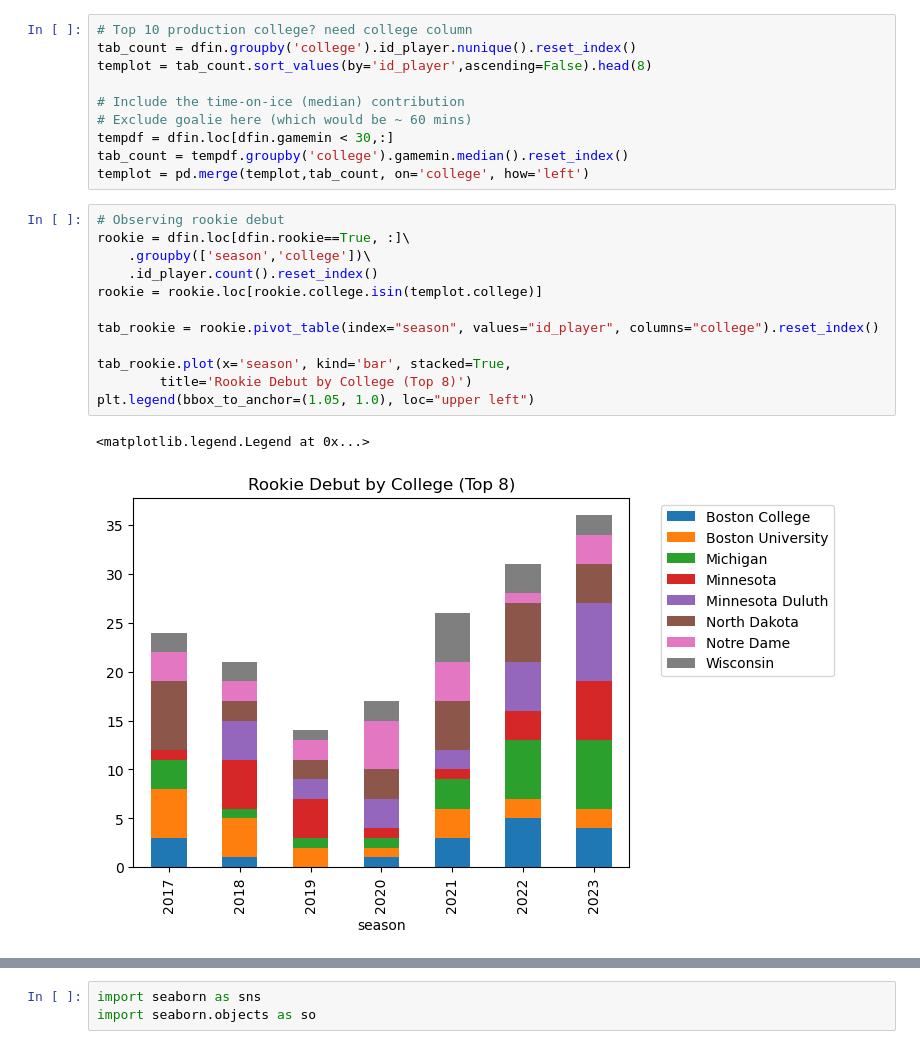
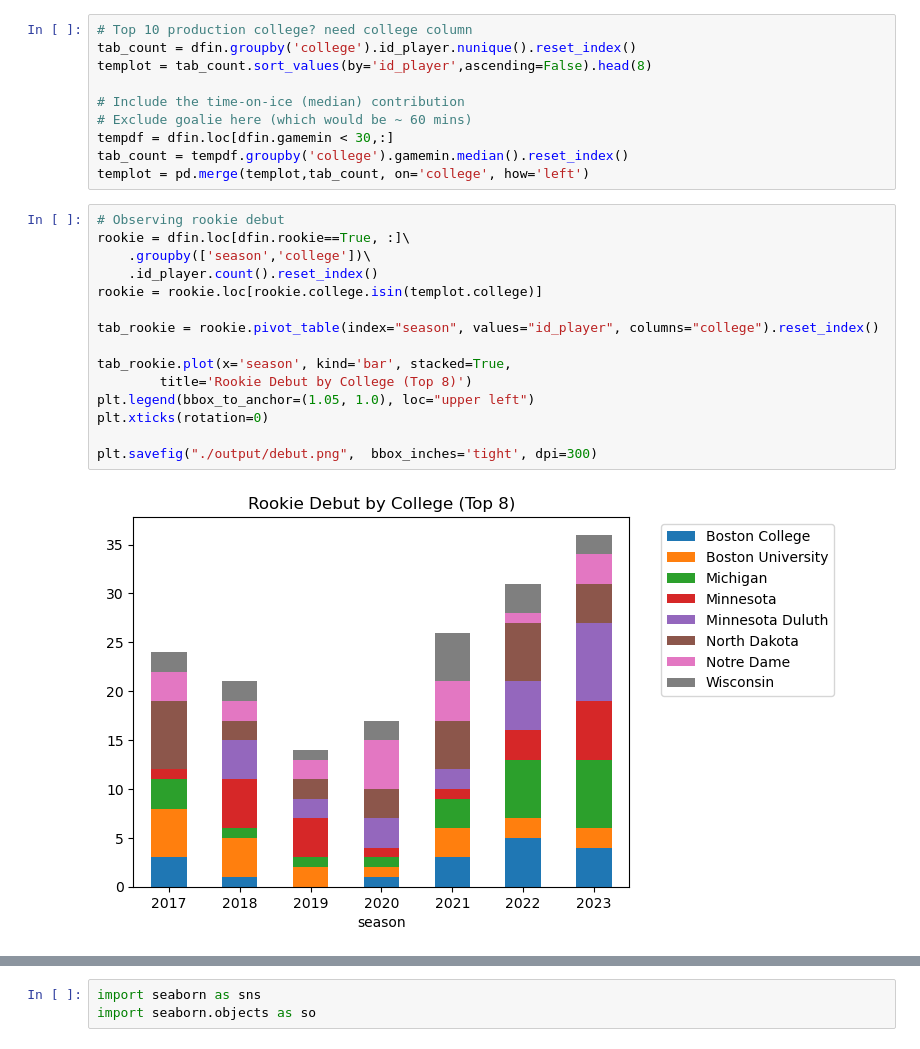
Before and after one commit to justinjjlee/NHL-Analytics, a Jupyter notebook: dev/player_college/NHL_player_college_process.ipynb, the cells around one changed output, grey strips where cells are left out. Cells and saved outputs as stored; diff of their text form.

```diff
--- a/dev/player_college/NHL_player_college_process.ipynb
+++ b/dev/player_college/NHL_player_college_process.ipynb
@@ -54,18 +54,20 @@ templot = pd.merge(templot,tab_count, on='college', how='left')
 # %%
 # Observing rookie debut
 rookie = dfin.loc[dfin.rookie==True, :]\
     .groupby(['season','college'])\
     .id_player.count().reset_index()
 rookie = rookie.loc[rookie.college.isin(templot.college)]
 
 tab_rookie = rookie.pivot_table(index="season", values="id_player", columns="college").reset_index()
 
 tab_rookie.plot(x='season', kind='bar', stacked=True,
         title='Rookie Debut by College (Top 8)')
 plt.legend(bbox_to_anchor=(1.05, 1.0), loc="upper left")
+plt.xticks(rotation=0)
+
+plt.savefig("./output/debut.png",  bbox_inches='tight', dpi=300)
 # %% [output]
-<matplotlib.legend.Legend at 0x...>
-[figure, old version]
+[figure, new version]
 # %%
 
 fig, ax = plt.subplots()
```
Also changed, not shown: parts of 9 cells of this notebook, 9 other files.
